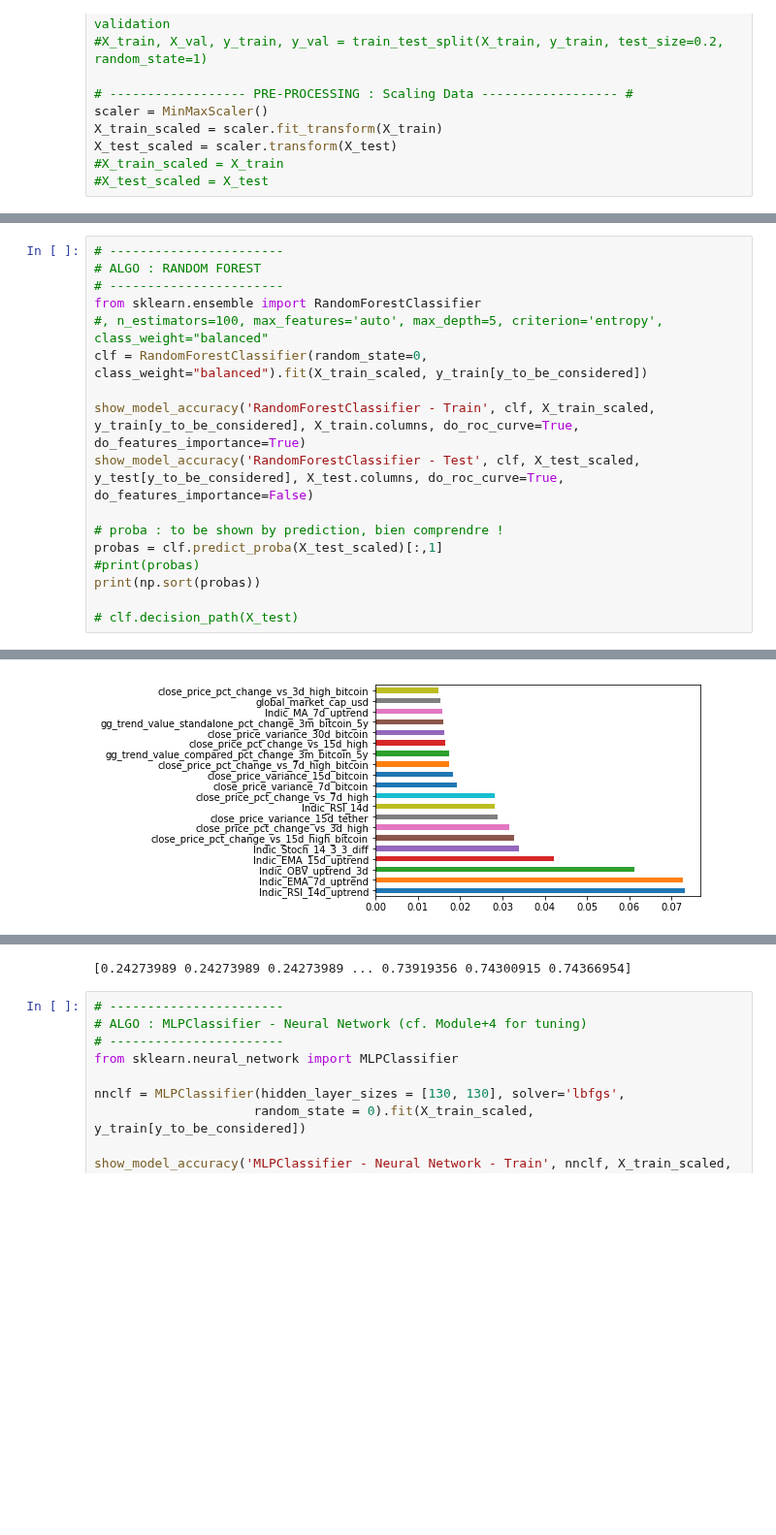
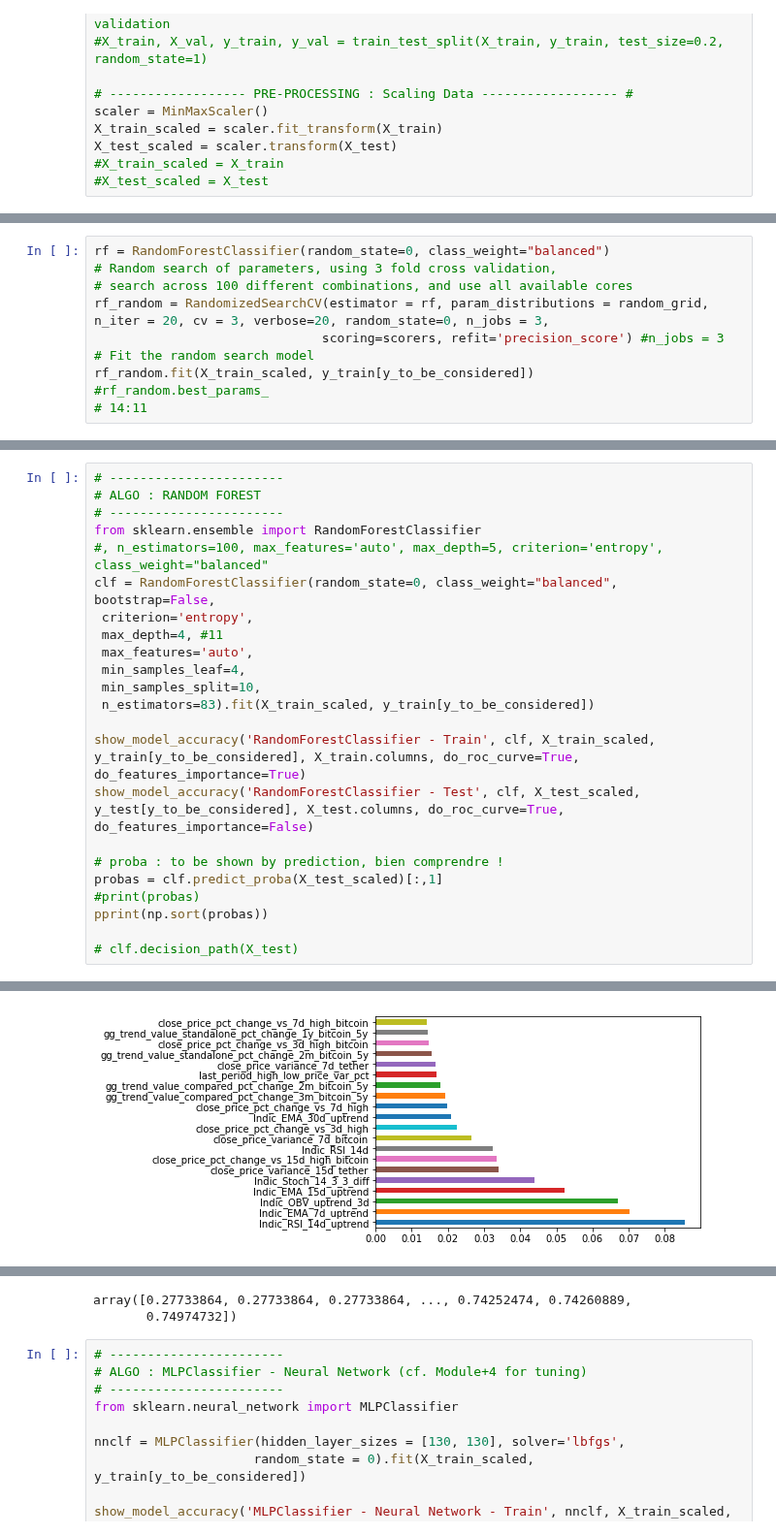
Before and after one commit to cysacenda/algocryptos, a Jupyter notebook: notebooks/ML/algocryptos_global.ipynb, the cells around one changed output, grey strips where cells are left out. Shown at 97% size. Saved outputs shown, nothing was run; the diff lists cells and outputs as text; blank space fills up the shorter version.

```diff
--- a/notebooks/ML/algocryptos_global.ipynb
+++ b/notebooks/ML/algocryptos_global.ipynb
@@ -224,0 +233,10 @@ Fitting 3 folds for each of 10 candidates, totalling 30 fits
+# %%
+rf = RandomForestClassifier(random_state=0, class_weight="balanced")
+# Random search of parameters, using 3 fold cross validation,
+# search across 100 different combinations, and use all available cores
+rf_random = RandomizedSearchCV(estimator = rf, param_distributions = random_grid, n_iter = 20, cv = 3, verbose=20, random_state=0, n_jobs = 3,
+                              scoring=scorers, refit='precision_score') #n_jobs = 3
+# Fit the random search model
+rf_random.fit(X_train_scaled, y_train[y_to_be_considered])
+#rf_random.best_params_
+# 14:11
@@ -228,7 +289,13 @@ Fitting 3 folds for each of 10 candidates, totalling 30 fits
 # -----------------------
 from sklearn.ensemble import RandomForestClassifier
 #, n_estimators=100, max_features='auto', max_depth=5, criterion='entropy', class_weight="balanced"
-clf = RandomForestClassifier(random_state=0, class_weight="balanced").fit(X_train_scaled, y_train[y_to_be_considered])
+clf = RandomForestClassifier(random_state=0, class_weight="balanced", bootstrap=False,
+ criterion='entropy',
+ max_depth=4, #11
+ max_features='auto',
+ min_samples_leaf=4,
+ min_samples_split=10,
+ n_estimators=83).fit(X_train_scaled, y_train[y_to_be_considered])
 
 show_model_accuracy('RandomForestClassifier - Train', clf, X_train_scaled, y_train[y_to_be_considered], X_train.columns, do_roc_curve=True, do_features_importance=True)
 show_model_accuracy('RandomForestClassifier - Test', clf, X_test_scaled, y_test[y_to_be_considered], X_test.columns, do_roc_curve=True, do_features_importance=False)
@@ -236,7 +303,7 @@ show_model_accuracy('RandomForestClassifier - Test', clf, X_test_scaled, y_test[
 # proba : to be shown by prediction, bien comprendre !
 probas = clf.predict_proba(X_test_scaled)[:,1]
 #print(probas)
-print(np.sort(probas))
+pprint(np.sort(probas))
 
 # clf.decision_path(X_test)
 # %% [output]
@@ -261,4 +328,4 @@ avg / total       0.81      0.77      0.78    191288
-[figure, old version]
+[figure, new version]
 ----------------------------------------------------------
 Results for algorithm : RandomForestClassifier - Test
 ----------------------------------------------------------
@@ -280,4 +347,5 @@ avg / total       0.91      0.86      0.88      1758
-[0.24273989 0.24273989 0.24273989 ... 0.73919356 0.74300915 0.74366954]
+array([0.27733864, 0.27733864, 0.27733864, ..., 0.74252474, 0.74260889,
+       0.74974732])
 # %%
 # -----------------------
 # ALGO : MLPClassifier - Neural Network (cf. Module+4 for tuning)
```
Also changed, not shown: parts of 6 cells of this notebook.
